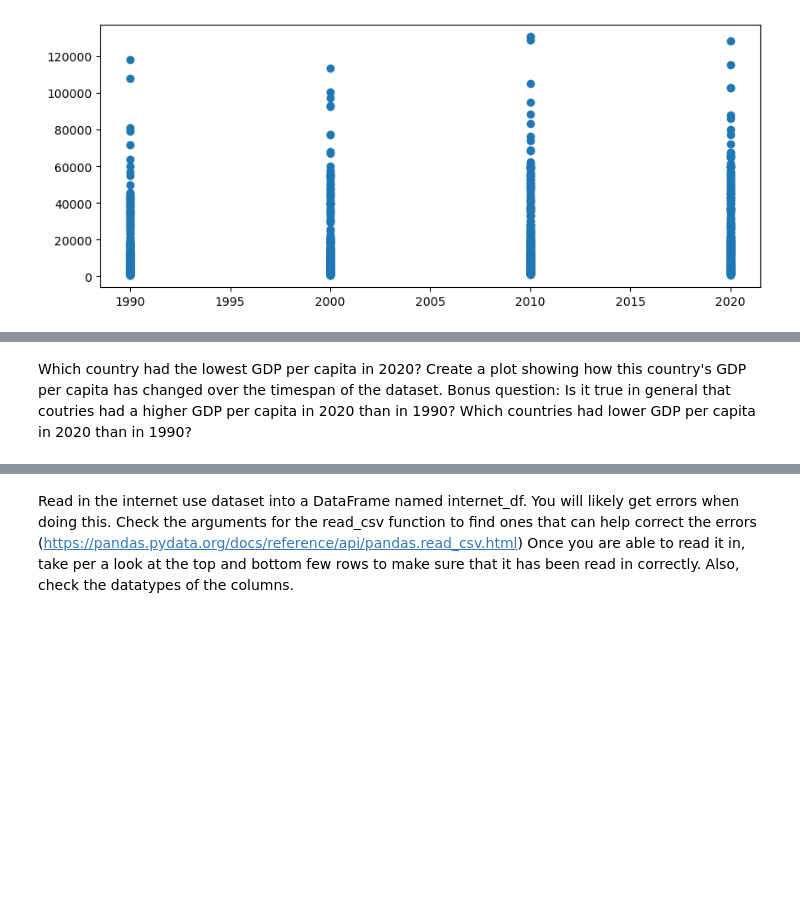
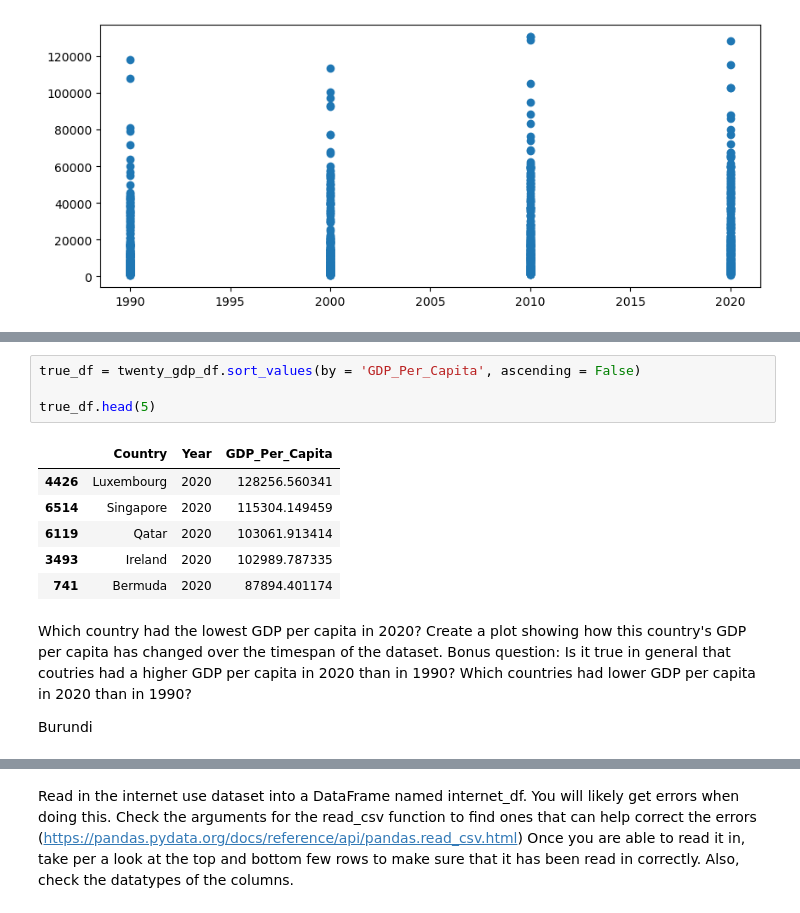
Before and after one commit to NewForce-Cohort-11-Data/gdp-and-internet-usage-Ripplegrin, a Jupyter notebook: UN_Data_Project.ipynb, the cells around one changed output, grey strips where cells are left out. Drawn from its saved outputs; the diff is of its cells as text; blank space fills up the shorter version.

```diff
--- a/UN_Data_Project.ipynb
+++ b/UN_Data_Project.ipynb
@@ -170,2 +172,15 @@ Which country had the highest GDP per capita in 2020? Create a plot showing how
+# %%
+true_df = twenty_gdp_df.sort_values(by = 'GDP_Per_Capita', ascending = False)
+
+true_df.head(5)
+# %% [output]
+|  | Country | Year | GDP_Per_Capita |
+| 4426 | Luxembourg | 2020 | 128256.560341 |
+| 6514 | Singapore | 2020 | 115304.149459 |
+| 6119 | Qatar | 2020 | 103061.913414 |
+| 3493 | Ireland | 2020 | 102989.787335 |
+| 741 | Bermuda | 2020 | 87894.401174 |
 # %% [markdown]
 Which country had the lowest GDP per capita in 2020? Create a plot showing how this country's GDP per capita has changed over the timespan of the dataset. Bonus question: Is it true in general that coutries had a higher GDP per capita in 2020 than in 1990? Which countries had lower GDP per capita in 2020 than in 1990?
+
+Burundi
```
Also changed, not shown: parts of 11 cells of this notebook.
